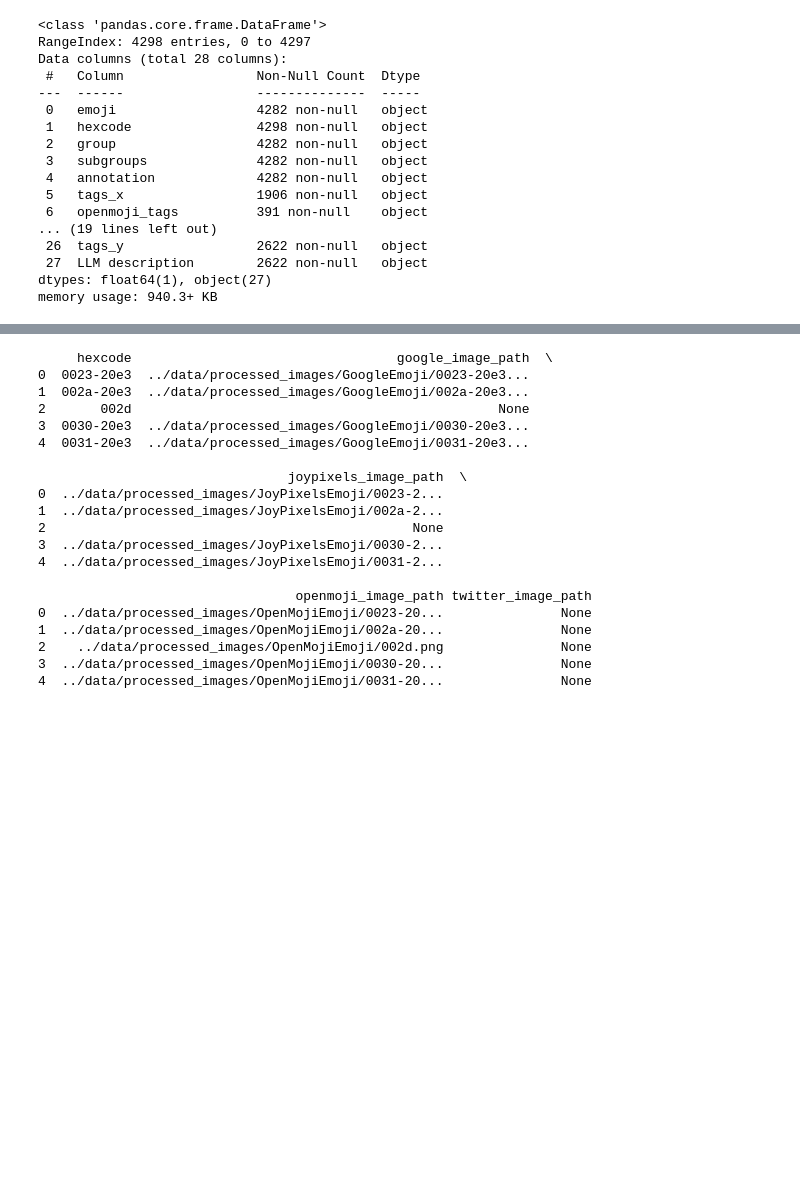
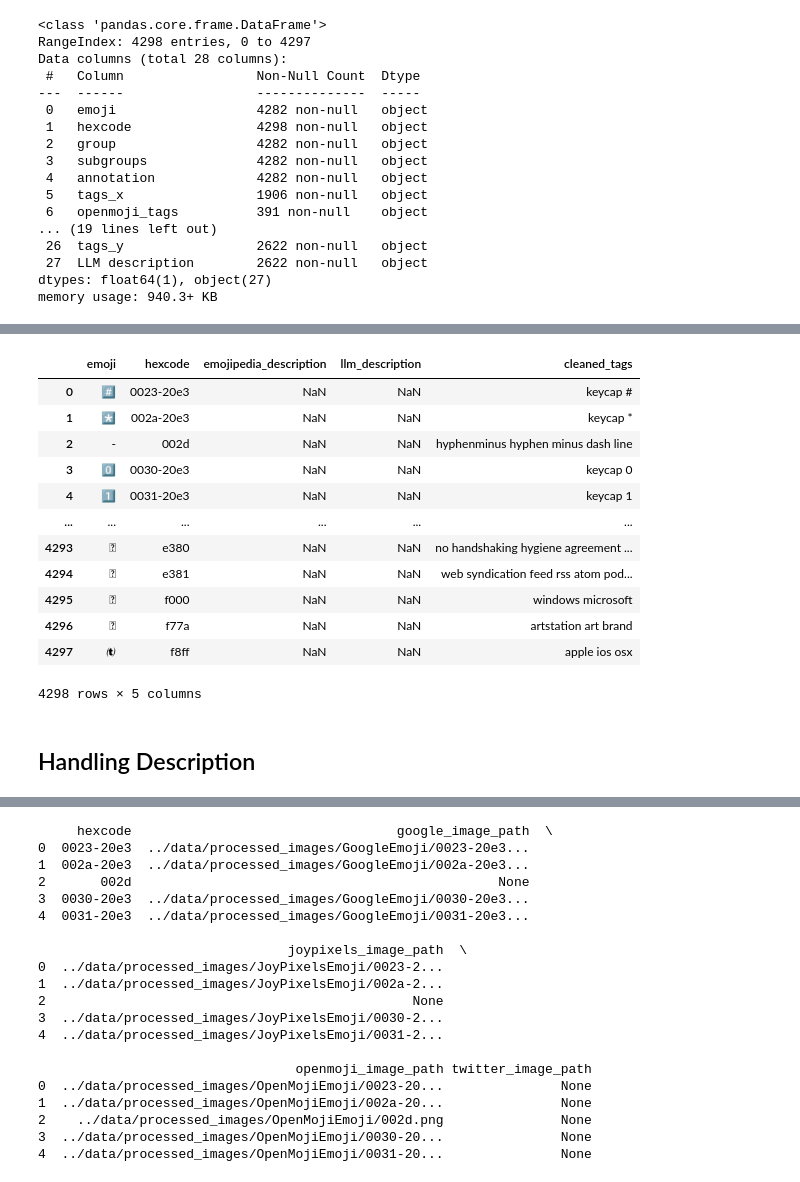
Before and after one commit to LCM-W25-3035/EmojiGen, a Jupyter notebook: Notebooks/Preprocessing.ipynb, the cells around one changed output, grey strips where cells are left out. Saved outputs shown, nothing was run; the diff lists cells and outputs as text; code cells hidden in the pictures; blank space fills up the shorter version.

```diff
--- a/Notebooks/Preprocessing.ipynb
+++ b/Notebooks/Preprocessing.ipynb
@@ -131,0 +139,31 @@ final_df
+# %%
+def clean_text(text):
+    if pd.isna(text):  # Handle NaN values
+        return pd.NA  # Return NaN if the text is NaN
+    text = text.lower()  # Convert to lowercase
+    # Keep only letters, numbers, spaces, * and #
+    text = re.sub(r'[^a-z0-9\s*#]', '', text)
+    # Replace multiple spaces with a single space
+    text = re.sub(r'\s+', ' ', text).strip()
+    return text
+
+def remove_duplicates(text):
+    if pd.isna(text) or text.strip() == "":  # If text is NaN or empty
+        return pd.NA  # Return NaN for empty or NaN text
+    words = text.split()  # Split into words
+    seen = set()
+    unique_words = [word for word in words if not (word in seen or seen.add(word))]  # Keep only unique words
+    return ' '.join(unique_words)  # Join back into a string
+
+# Convert all columns to strings, fill NaNs with empty strings
+columns_to_merge = ["openmoji_annotation", "openmoji_tags_1", "openmoji_tags_2", "llm_tags"]
+final_df[columns_to_merge] = final_df[columns_to_merge].fillna("").astype(str)
+
+# Merge the columns
+final_df["merged_tags"] = final_df[columns_to_merge].agg(lambda x: " ".join(map(str, x)), axis=1).str.strip()
+
+# Clean and remove duplicates
+final_df["cleaned_tags"] = final_df["merged_tags"].apply(clean_text).apply(remove_duplicates)
+
+# Handle cases where cleaned text becomes empty (convert empty strings to NaN)
+final_df["cleaned_tags"] = final_df["cleaned_tags"].replace("", pd.NA)  # Convert empty strings back to NaN if needed
@@ -131,0 +176,18 @@ final_df
+# %%
+final_df
+# %% [output]
+|  | emoji | hexcode | emojipedia_description | llm_description | cleaned_tags |
+| 0 | #️⃣ | 0023-20e3 | NaN | NaN | keycap # |
+| 1 | *️⃣ | 002a-20e3 | NaN | NaN | keycap * |
+| 2 | - | 002d | NaN | NaN | hyphenminus hyphen minus dash line |
+| 3 | 0️⃣ | 0030-20e3 | NaN | NaN | keycap 0 |
+| 4 | 1️⃣ | 0031-20e3 | NaN | NaN | keycap 1 |
+| ... | ... | ... | ... | ... | ... |
+| 4293 |  | e380 | NaN | NaN | no handshaking hygiene agreement ... |
+| 4294 |  | e381 | NaN | NaN | web syndication feed rss atom pod... |
+| 4295 |  | f000 | NaN | NaN | windows microsoft |
+| 4296 |  | f77a | NaN | NaN | artstation art brand |
+| 4297 |  | f8ff | NaN | NaN | apple ios osx |
+4298 rows × 5 columns
+# %% [markdown]
+## Handling Description
```
Also changed, not shown: parts of 16 cells of this notebook.
